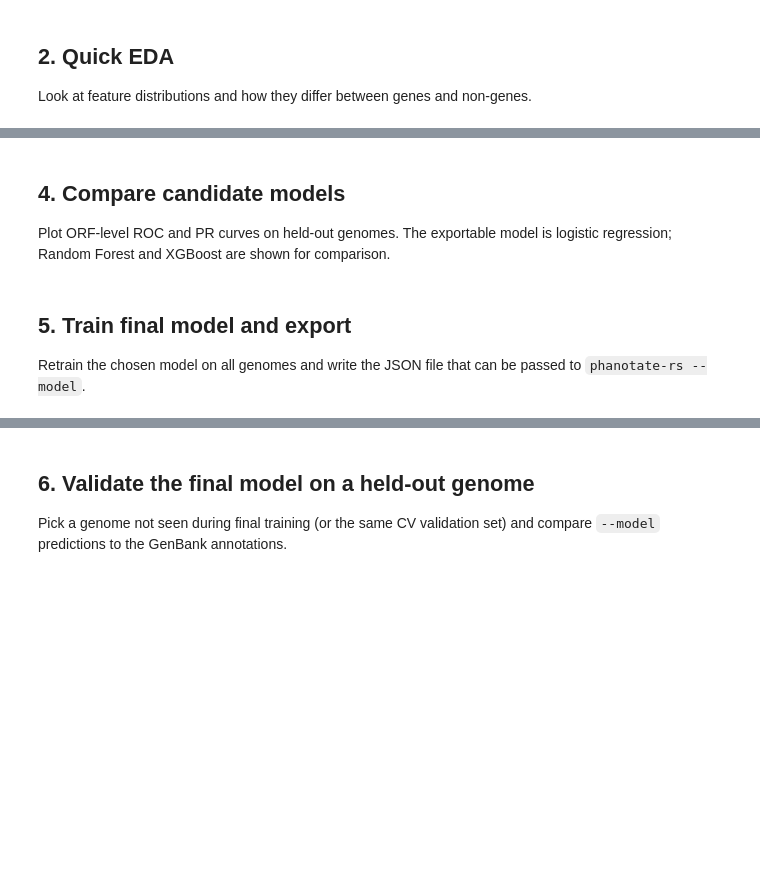
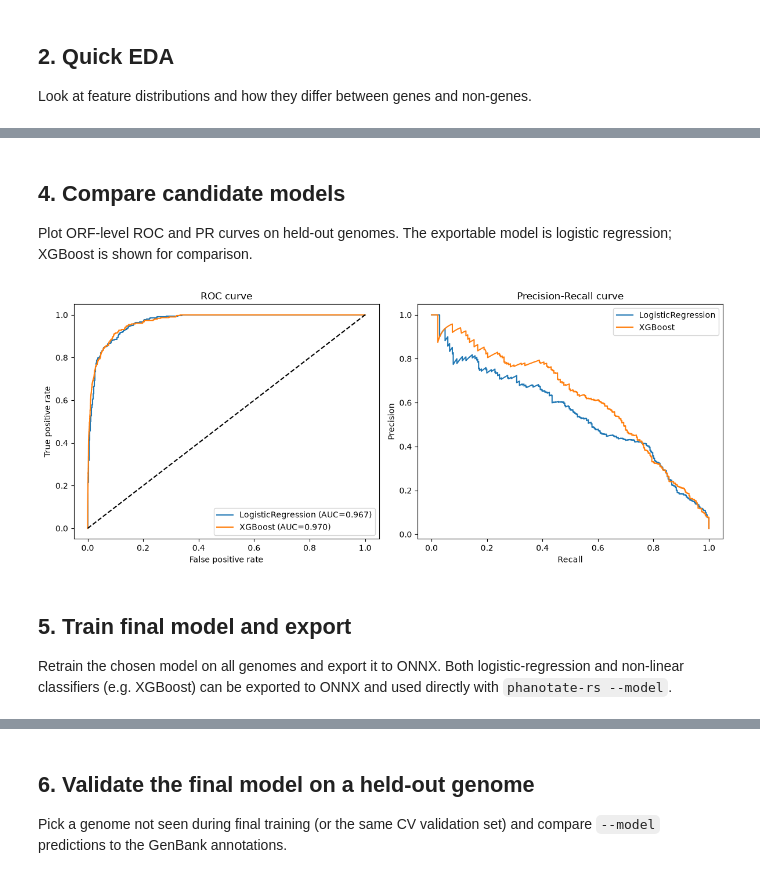
Before and after one commit to Yasas1994/PHANOTATE-rs, a Jupyter notebook: notebooks/01_orf_score_model.ipynb, the cells around one changed output, grey strips where cells are left out. Saved outputs shown, nothing was run; the diff lists cells and outputs as text; code cells hidden in the pictures; blank space fills up the shorter version.

Commit message:
feat(notebook): replace Random Forest with XGBoost ORF score model

```diff
--- a/notebooks/01_orf_score_model.ipynb
+++ b/notebooks/01_orf_score_model.ipynb
@@ -79,14 +98,15 @@ def load_genome_features(path: Path, table_override: int | None = None) -> pd.Da
         if table not in SUPPORTED_TABLES:
             raise ValueError(f"Unsupported table {table} in {path}")
 
-    # Build label set from CDS coordinates
+    # Build label set from CDS coordinates (must match PHANOTATE SCO start/stop)
     labels = set()
     for s, e, strand, _ in entries:
+        if e - s + 1 < 3:
+            continue
         if strand == "+":
-            if e - s + 1 >= 3:
-                labels.add((s, e - 2))
+            labels.add((s, e))
         else:
-            labels.add((s, e))
+            labels.add((e, s))
 
     with tempfile.NamedTemporaryFile(mode="w", suffix=".tsv", delete=False) as tmp:
         features_path = tmp.name
@@ -111,7 +131,7 @@ def load_genome_features(path: Path, table_override: int | None = None) -> pd.Da
 
 records = []
 skipped = []
-for p in gb_paths:
+for p in tqdm(gb_paths[:50]):
     try:
         records.append(load_genome_features(p))
     except Exception as exc:
@@ -248,10 +296,18 @@ for train_idx, val_idx in kf.split(genome_ids):
     lr.fit((X_train - mean) / std, y_train)
     val_prob_lr = lr.predict_proba((X_val - mean) / std)[:, 1]
 
-    # Candidate 2: random forest (not exportable, but useful benchmark)
-    rf = RandomForestClassifier(n_estimators=100, class_weight="balanced", n_jobs=-1, random_state=42)
-    rf.fit(X_train, y_train)
-    val_prob_rf = rf.predict_proba(X_val)[:, 1]
+    # Candidate 2: XGBoost (exportable via ONNX)
+    xgb_fold = XGBClassifier(
+        n_estimators=100,
+        max_depth=6,
+        learning_rate=0.1,
+        scale_pos_weight=(len(y_train) - y_train.sum()) / y_train.sum(),
+        n_jobs=-1,
+        random_state=42,
+        eval_metric="logloss",
+    )
+    xgb_fold.fit(X_train, y_train)
+    val_prob_xgb = xgb_fold.predict_proba(X_val)[:, 1]
 
     # ORF-level classification metrics
     orf_metrics = {
@@ -259,12 +315,12 @@ for train_idx, val_idx in kf.split(genome_ids):
         "n_train_genomes": len(train_genomes),
         "n_val_genomes": len(val_genomes),
         "lr_auc": roc_auc_score(y_val, val_prob_lr),
-        "rf_auc": roc_auc_score(y_val, val_prob_rf),
+        "xgb_auc": roc_auc_score(y_val, val_prob_xgb),
     }
 
     # Export the logistic-regression model and run the full PHANOTATE pipeline
-    model_path = Path(f"outputs/model_fold{fold_idx}.json")
-    export_linear_model(lr, mean, std, model_path)
+    model_path = Path(f"outputs/model_fold{fold_idx}.onnx")
+    export_linear_to_onnx(lr, mean, std, model_path)
 
     pipeline_metrics = []
     for p in gb_paths:
@@ -292,7 +356,7 @@ pd.DataFrame(fold_results)
 ## 4. Compare candidate models
 
 Plot ORF-level ROC and PR curves on held-out genomes. The exportable model
-is logistic regression; Random Forest and XGBoost are shown for comparison.
+is logistic regression; XGBoost is shown for comparison.
 # %%
 # Simple held-out split for model comparison plots
 np.random.seed(42)
@@ -312,41 +376,52 @@ std_p[std_p == 0.0] = 1.0
 
 models = {
     "LogisticRegression": LogisticRegression(max_iter=1000, class_weight="balanced", solver="lbfgs"),
-    "RandomForest": RandomForestClassifier(n_estimators=100, class_weight="balanced", n_jobs=-1, random_state=42),
+    "XGBoost": XGBClassifier(
+        n_estimators=100,
+        max_depth=6,
+        learning_rate=0.1,
+        scale_pos_weight=(len(y_train_p) - y_train_p.sum()) / y_train_p.sum(),
+        n_jobs=-1,
+        random_state=42,
+        eval_metric="logloss",
+    ),
 }
 
 fig, (ax1, ax2) = plt.subplots(1, 2, figsize=(12, 5))
 for name, m in models.items():
     if name == "LogisticRegression":
         m.fit((X_train_p - mean_p) / std_p, y_train_p)
         prob = m.predict_proba((X_val_p - mean_p) / std_p)[:, 1]
     else:
         m.fit(X_train_p, y_train_p)
         prob = m.predict_proba(X_val_p)[:, 1]
     fpr, tpr, _ = roc_curve(y_val_p, prob)
     prec, rec, _ = precision_recall_curve(y_val_p, prob)
     ax1.plot(fpr, tpr, label=f"{name} (AUC={roc_auc_score(y_val_p, prob):.3f})")
     ax2.plot(rec, prec, label=f"{name}")
 
 ax1.plot([0, 1], [0, 1], "k--")
 ax1.set_xlabel("False positive rate")
 ax1.set_ylabel("True positive rate")
 ax1.set_title("ROC curve")
 ax1.legend()
 
 ax2.set_xlabel("Recall")
 ax2.set_ylabel("Precision")
 ax2.set_title("Precision-Recall curve")
 ax2.legend()
 
 plt.tight_layout()
 plt.savefig("outputs/model_comparison.png", dpi=150)
 plt.show()
+# %% [output]
+[figure, added]
 # %% [markdown]
 ## 5. Train final model and export
 
-Retrain the chosen model on all genomes and write the JSON file that can be
-passed to `phanotate-rs --model`.
+Retrain the chosen model on all genomes and export it to ONNX.
+Both logistic-regression and non-linear classifiers (e.g. XGBoost) can
+be exported to ONNX and used directly with `phanotate-rs --model`.
 # %%
 X_all = df[FEATURE_NAMES].values
 y_all = df["is_gene"].values
```
Also changed, not shown: parts of 25 cells of this notebook, 2 other files.
